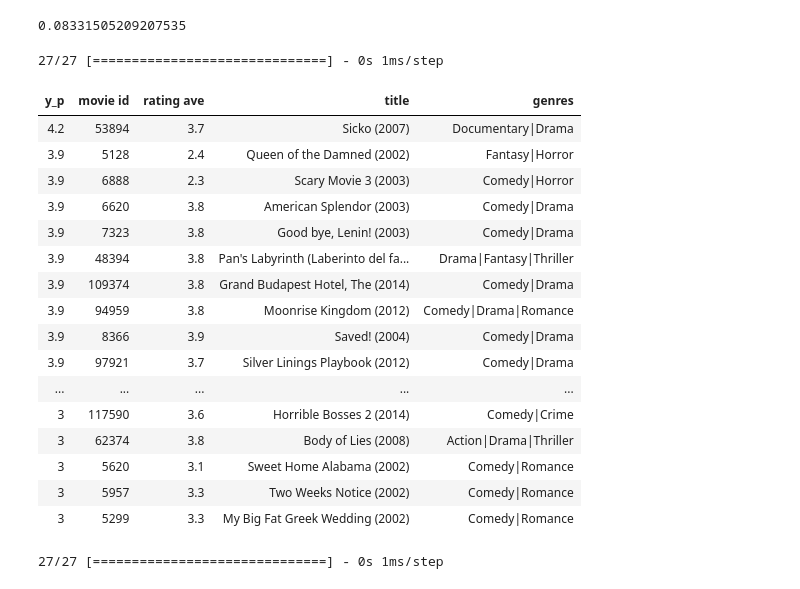
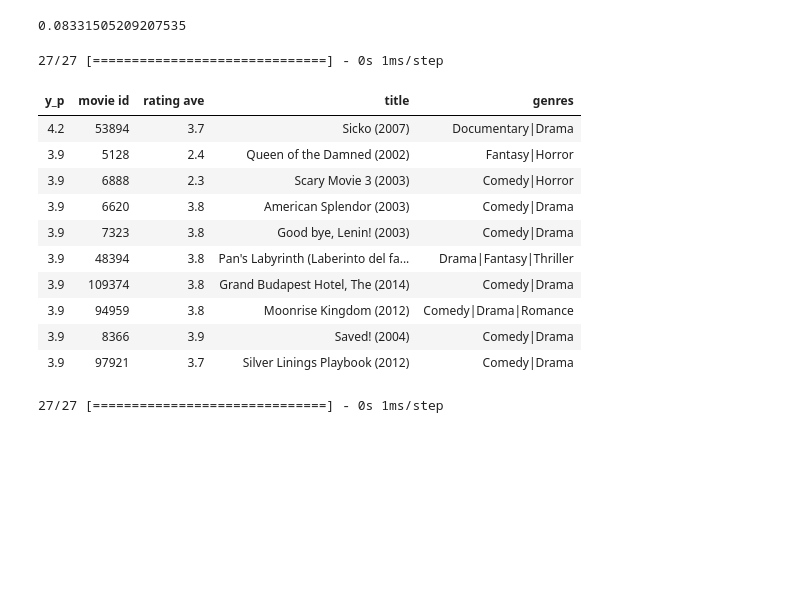
Before and after one commit to raviraj4/RecomSysAlgo, a Jupyter notebook: RecSystemNN.ipynb, the cells around one changed output. Saved outputs shown, nothing was run; the diff lists cells and outputs as text; code cells hidden in the pictures; blank space fills up the shorter version.

```diff
--- a/RecSystemNN.ipynb
+++ b/RecSystemNN.ipynb
@@ -238,37 +238,31 @@ user_vec = np.array(
 # %%
 user_vecs = gen_user_vecs(user_vec,len(item_vecs))
 
 suser_vecs = scalerUser.transform(user_vecs)
 sitem_vecs = scalerItem.transform(item_vecs)
 
 y_p = model.predict([suser_vecs[:,u_s:], sitem_vecs[:,i_s:]])
 
 y_pu = scalerTarget.inverse_transform(y_p)
 
 sorted_index = np.argsort(-y_pu, axis=0).reshape(-1).tolist()
 sorted_ypu = y_pu[sorted_index]
 sorted_items = item_vecs[sorted_index]
 
-print_pred_movies(sorted_ypu, sorted_items, movie_dict, max)
+print_pred_movies(sorted_ypu, sorted_items, movie_dict, maxcount=10)
 # %% [output]
 27/27 [==============================] - 0s 1ms/step
 | y_p | movie id | rating ave | title | genres |
 | 4.2 | 53894 | 3.7 | Sicko (2007) | Documentary|Drama |
 | 3.9 | 5128 | 2.4 | Queen of the Damned (2002) | Fantasy|Horror |
 | 3.9 | 6888 | 2.3 | Scary Movie 3 (2003) | Comedy|Horror |
 | 3.9 | 6620 | 3.8 | American Splendor (2003) | Comedy|Drama |
 | 3.9 | 7323 | 3.8 | Good bye, Lenin! (2003) | Comedy|Drama |
 | 3.9 | 48394 | 3.8 | Pan's Labyrinth (Laberinto del fa... | Drama|Fantasy|Thriller |
 | 3.9 | 109374 | 3.8 | Grand Budapest Hotel, The (2014) | Comedy|Drama |
 | 3.9 | 94959 | 3.8 | Moonrise Kingdom (2012) | Comedy|Drama|Romance |
 | 3.9 | 8366 | 3.9 | Saved! (2004) | Comedy|Drama |
 | 3.9 | 97921 | 3.7 | Silver Linings Playbook (2012) | Comedy|Drama |
-| ... | ... | ... | ... | ... |
-| 3 | 117590 | 3.6 | Horrible Bosses 2 (2014) | Comedy|Crime |
-| 3 | 62374 | 3.8 | Body of Lies (2008) | Action|Drama|Thriller |
-| 3 | 5620 | 3.1 | Sweet Home Alabama (2002) | Comedy|Romance |
-| 3 | 5957 | 3.3 | Two Weeks Notice (2002) | Comedy|Romance |
-| 3 | 5299 | 3.3 | My Big Fat Greek Wedding (2002) | Comedy|Romance |
 # %%
 uid = 2
 
```
